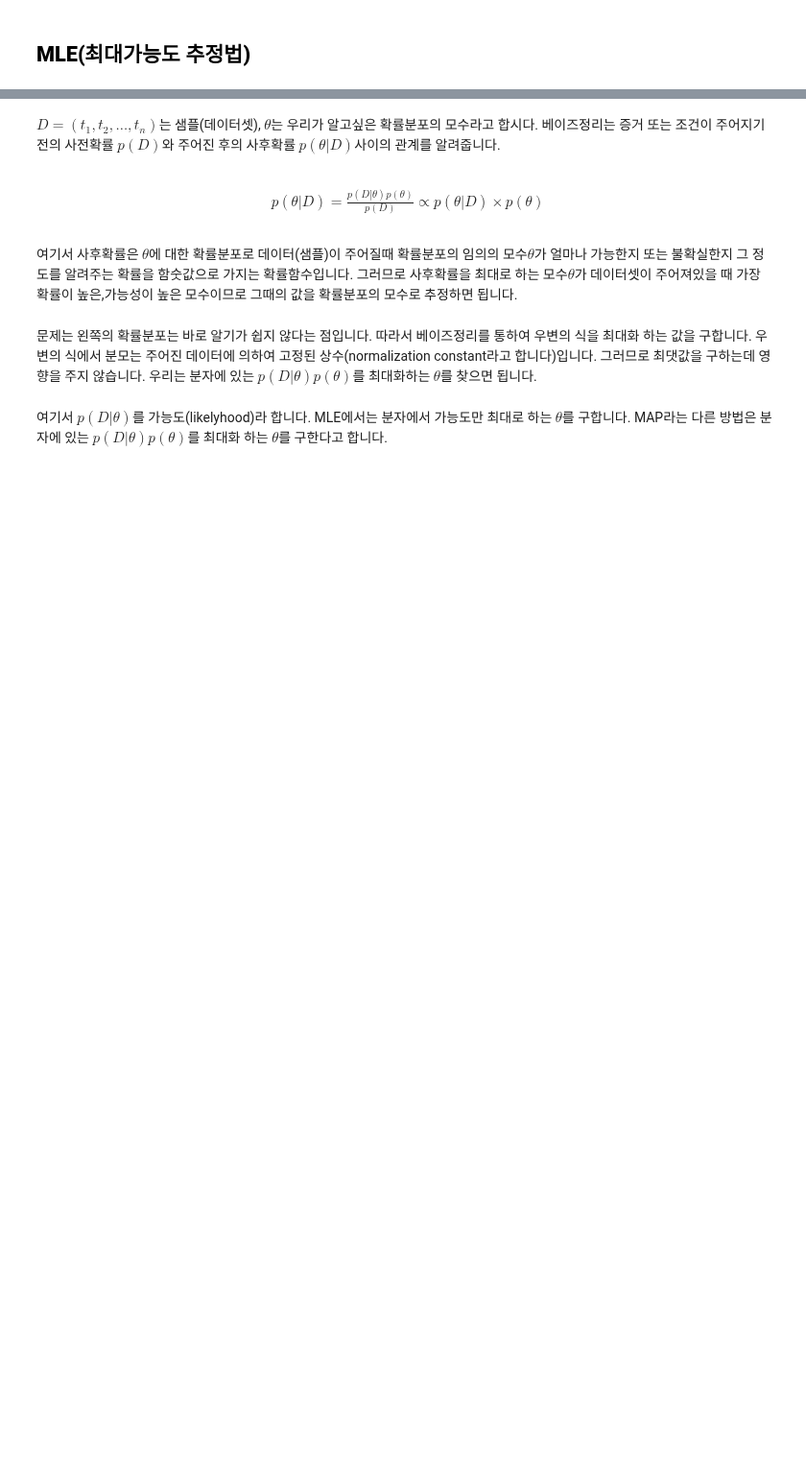
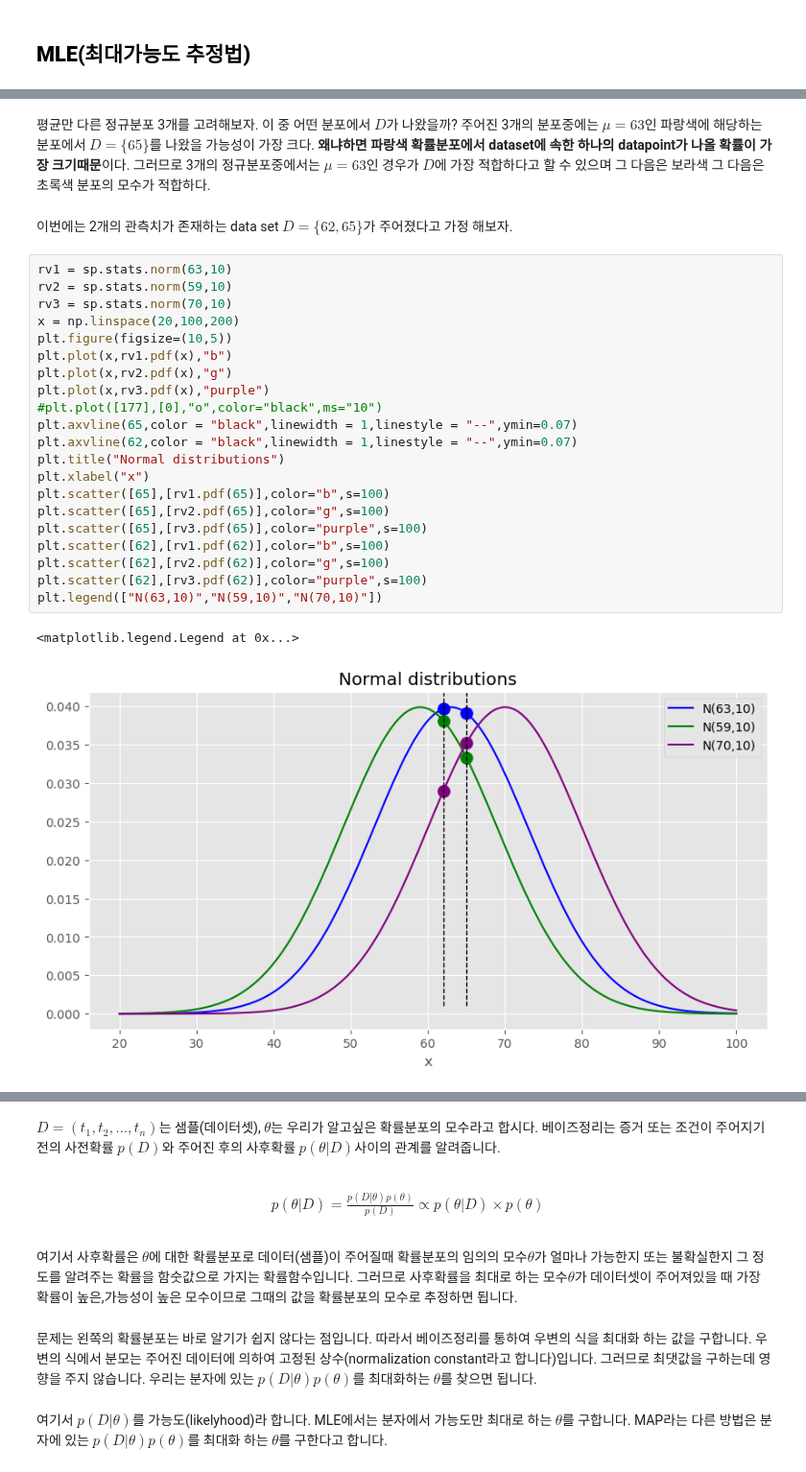
Before and after one commit to hoyeon1234/sin-hoyeon, a Jupyter notebook: posts/Probability&Statistics/Maximum likelyhood estimation/MLE.ipynb, the cells around one changed output, grey strips where cells are left out. Shown at 96% size. Saved outputs shown, nothing was run; the diff lists cells and outputs as text; blank space fills up the shorter version.

```diff
--- a/posts/Probability&Statistics/Maximum likelyhood estimation/MLE.ipynb
+++ b/posts/Probability&Statistics/Maximum likelyhood estimation/MLE.ipynb
@@ -47,0 +101,28 @@ Text(0, 0.5, 'y')
+# %% [markdown]
+평균만 다른 정규분포 3개를 고려해보자. 이 중 어떤 분포에서 $D$가 나왔을까? 주어진 3개의 분포중에는 $\mu=63$인 파랑색에 해당하는 분포에서 $D=\{65\}$를 나왔을 가능성이 가장 크다. **왜냐하면 파랑색 확률분포에서 dataset에 속한 하나의 datapoint가 나올 확률이 가장 크기때문**이다. 그러므로 3개의 정규분포중에서는 $\mu =63$인 경우가 $D$에 가장 적합하다고 할 수 있으며 그 다음은 보라색 그 다음은 초록색 분포의 모수가 적합하다.<br>
+# %% [markdown]
+이번에는 2개의 관측치가 존재하는 data set $D = \{62,65\}$가 주어졌다고 가정 해보자.
+# %%
+rv1 = sp.stats.norm(63,10)
+rv2 = sp.stats.norm(59,10)
+rv3 = sp.stats.norm(70,10)
+x = np.linspace(20,100,200)
+plt.figure(figsize=(10,5))
+plt.plot(x,rv1.pdf(x),"b")
+plt.plot(x,rv2.pdf(x),"g")
+plt.plot(x,rv3.pdf(x),"purple")
+#plt.plot([177],[0],"o",color="black",ms="10")
+plt.axvline(65,color = "black",linewidth = 1,linestyle = "--",ymin=0.07)
+plt.axvline(62,color = "black",linewidth = 1,linestyle = "--",ymin=0.07)
+plt.title("Normal distributions")
+plt.xlabel("x")
+plt.scatter([65],[rv1.pdf(65)],color="b",s=100)
+plt.scatter([65],[rv2.pdf(65)],color="g",s=100)
+plt.scatter([65],[rv3.pdf(65)],color="purple",s=100)
+plt.scatter([62],[rv1.pdf(62)],color="b",s=100)
+plt.scatter([62],[rv2.pdf(62)],color="g",s=100)
+plt.scatter([62],[rv3.pdf(62)],color="purple",s=100)
+plt.legend(["N(63,10)","N(59,10)","N(70,10)"])
+# %% [output]
+<matplotlib.legend.Legend at 0x...>
+[figure, added]
```
Also changed, not shown: parts of 64 cells of this notebook, 9 other files.
